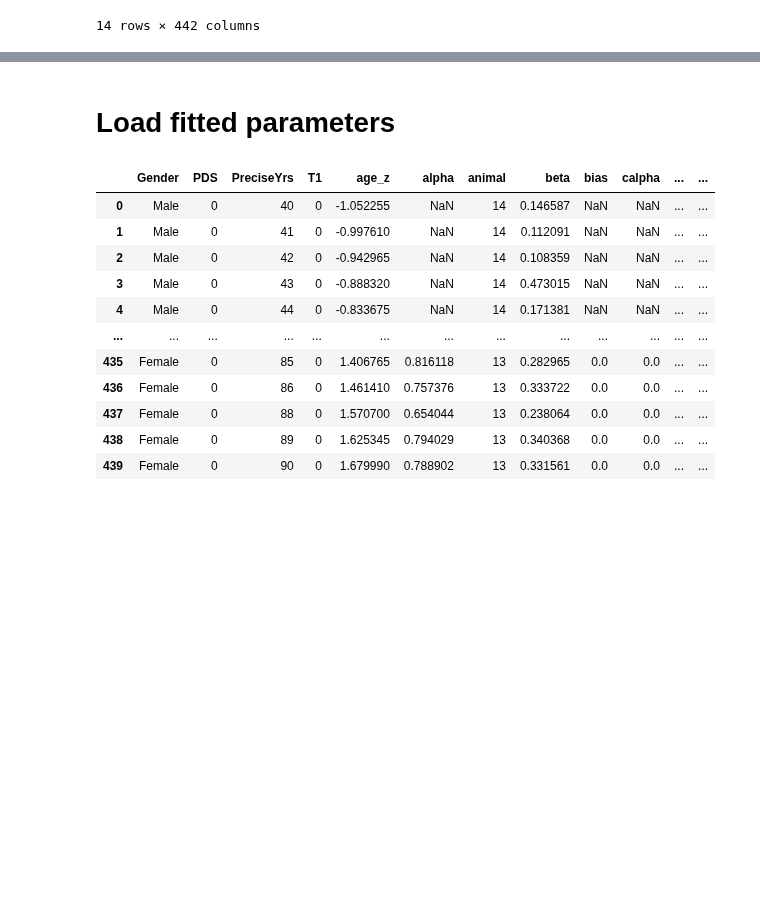
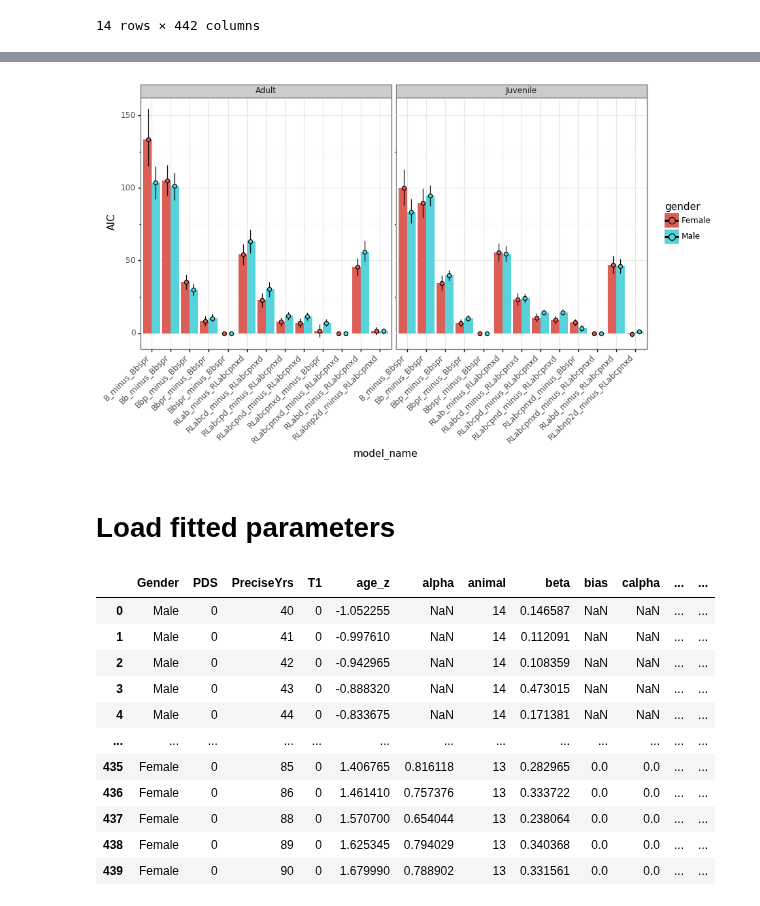
Before and after one commit to MariaEckstein/SLCN, a Jupyter notebook: models/AnalyzeMouseModels.ipynb, the cells around one changed output, grey strips where cells are left out. Drawn from its saved outputs; the diff is of its cells as text; code cells hidden in the pictures; blank space fills up the shorter version.

```diff
--- a/models/AnalyzeMouseModels.ipynb
+++ b/models/AnalyzeMouseModels.ipynb
@@ -44,5 +37,5 @@ model_fits
 | 12 | Bb | age_z | 440 | 240057.906250 | 119588.953125 | 240057.906250 |
 | 13 | B | age_z | 440 | 241934.281250 | 120967.140625 | 241934.281250 |
 # %%
-winning_model_name = model_fits[model_fits.WAIC == np.min(model_fits.WAIC)].model_name.values[0]
-winning_model_name
+# winning_model_name = model_fits[model_fits.WAIC == np.min(model_fits.WAIC)].model_name.values[0]
+winning_model_names = ['Bbspr', 'RLabcpnxd']
@@ -123,0 +115,19 @@ for yax in ['LL', 'BIC', 'AIC']:
+# %%
+# Get AICs
+AICs = fits_.pivot_table(columns='model_name', index=['fullID', 'gender', 'agegroup'], values='AIC')
+
+for col in AICs.columns:
+    if 'RL' in col:
+        ref_col = 'RLabcpnxd'
+    elif 'B' in col:
+        ref_col = 'Bbspr'
+    AICs['{}_minus_{}'.format(col, ref_col)] = AICs[col] - AICs[ref_col]
+ref_col, col = winning_model_names
+AICs['{}_minus_{}'.format(col, ref_col)] = AICs[col] - AICs[ref_col]
+
+# AIC differences
+AICs_rel = AICs.drop(columns=[col for col in AICs.columns if
+                              (not 'minus' in col) and (not col=='gender') and (not col=='agegroup')])
+AICs_rel = AICs_rel.reset_index()
+AICs_rel = AICs_rel.melt(id_vars=['fullID', 'gender', 'agegroup'], value_name='AIC')
+AICs_rel
@@ -124,3 +148,17 @@ for yax in ['LL', 'BIC', 'AIC']:
+# %%
+# Plot AIC differences
+gg.options.figure_size = (10, 5)
+g = (gg.ggplot(AICs_rel, gg.aes('model_name', 'AIC', fill='gender'))
+ + gg.stat_summary(geom='bar', position=gg.position_dodge)
+ + gg.stat_summary(position=gg.position_dodge(width=0.75))
+#  + gg.geom_point()
+ + gg.theme(axis_text_x=gg.element_text(rotation=45, hjust=1))
+ + gg.facet_grid('~ agegroup')
+)
+g.draw()
+g.save(os.path.join(plot_save_dir, 'RelativeAICs.png'))
+# %% [output]
+[figure, added]
 # %% [markdown]
 # Load fitted parameters
 # %%
```
Also changed, not shown: parts of 23 cells of this notebook, 6 other files.
